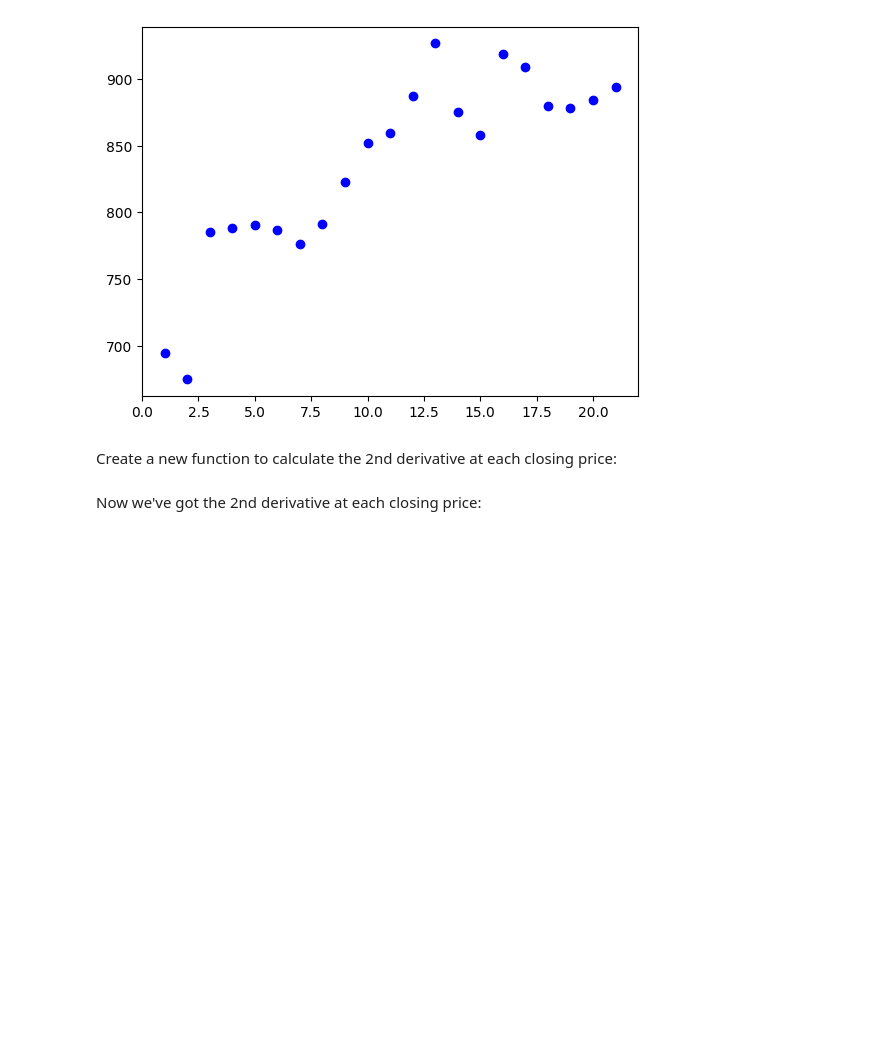
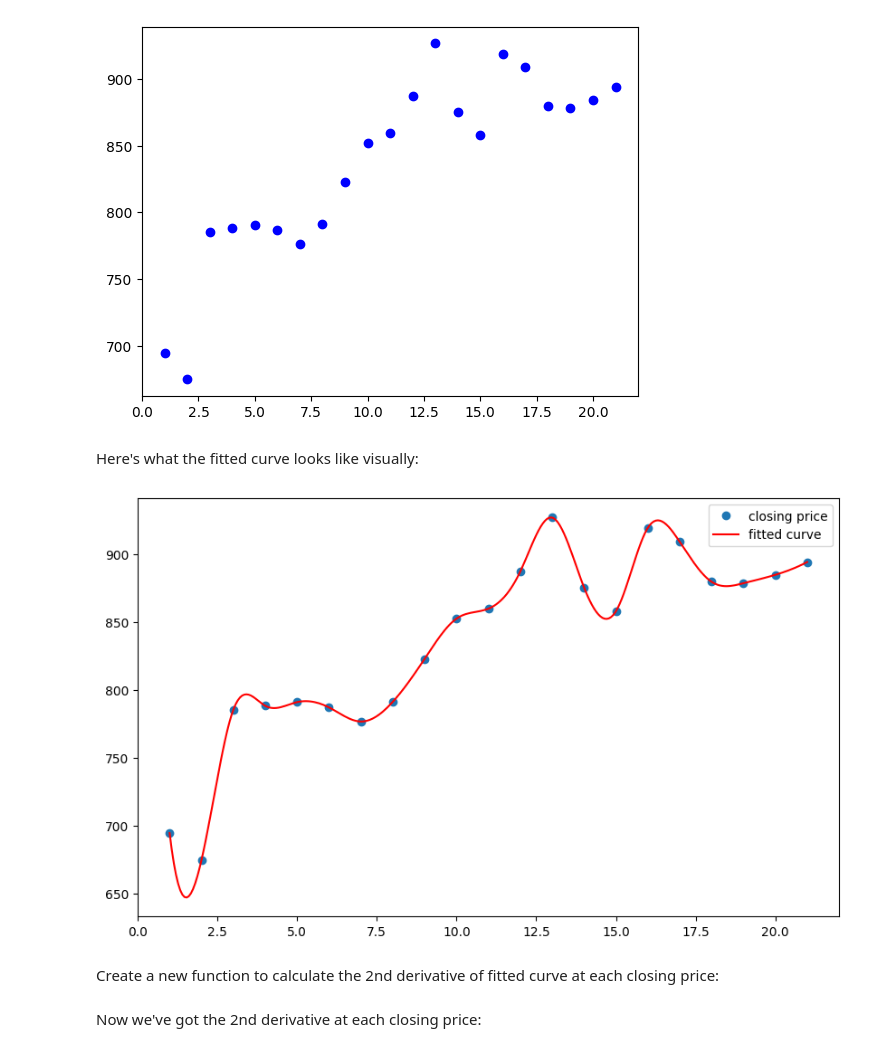
Before and after one commit to iandoleary/pystocks_algo_v1, a Jupyter notebook: stock_data.ipynb, the cells around one changed output. Drawn from its saved outputs; the diff is of its cells as text; code cells hidden in the pictures; blank space fills up the shorter version.

Commit message:
add fitted curve plot

```diff
--- a/stock_data.ipynb
+++ b/stock_data.ipynb
@@ -59,8 +59,28 @@ plt.scatter(ex_plot['date_numeric'], ex_plot['close_price'], label='Original Dat
 plt.show()
 # %% [output]
 [figure]
+# %% [markdown]
+Here's what the fitted curve looks like visually:
+# %%
+df = get_ticker_history("NVDA")
+
+x = df['date_numeric']
+y = df['close_price']
+
+spline = UnivariateSpline(x, y, s=0, k=3)
+
+x_smooth = np.linspace(x.min(), x.max(), 300)
+y_smooth = spline(x_smooth)
+
+plt.figure(figsize=(10, 6))
+plt.plot(x, y, 'o', label='closing price')  # Original data points
+plt.plot(x_smooth, y_smooth, '-', label='fitted curve', color='red')  # Smooth curve
+plt.legend()
+plt.show()
+# %% [output]
+[figure, added]
 # %% [markdown]
-Create a new function to calculate the 2nd derivative at each closing price:
+Create a new function to calculate the 2nd derivative of fitted curve at each closing price:
 # %%
 
 def calculate_d2ydx2(ticker):
```
Also changed, not shown: parts of 1 cell of this notebook.
